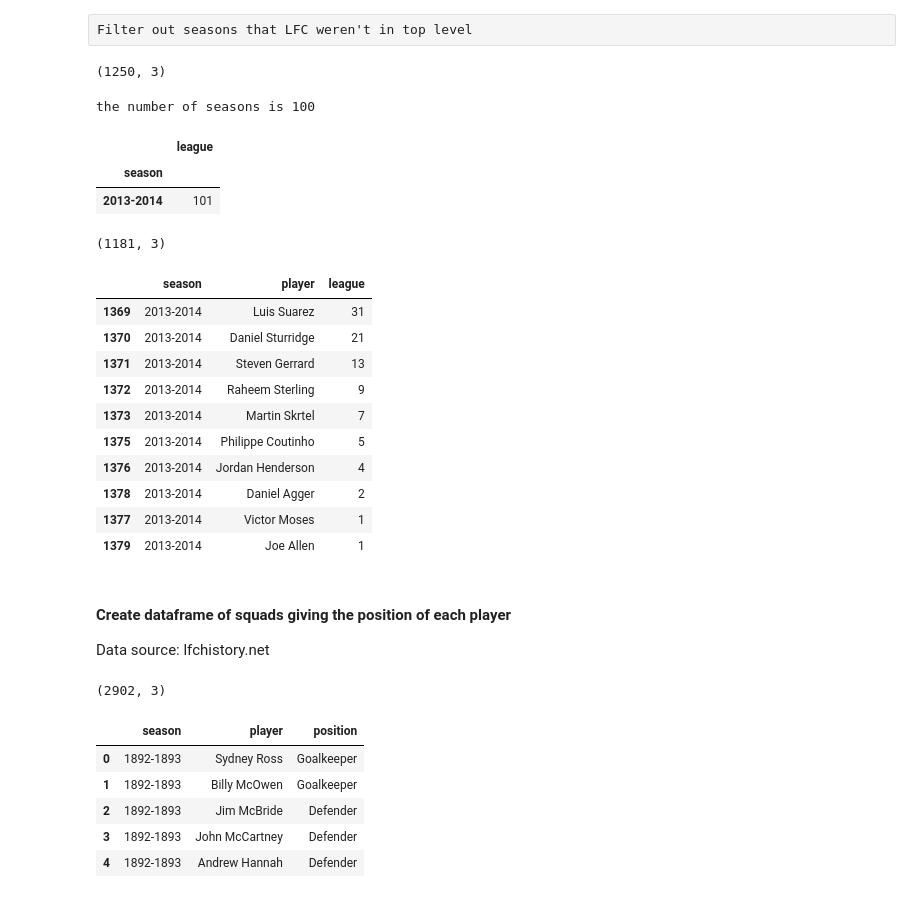
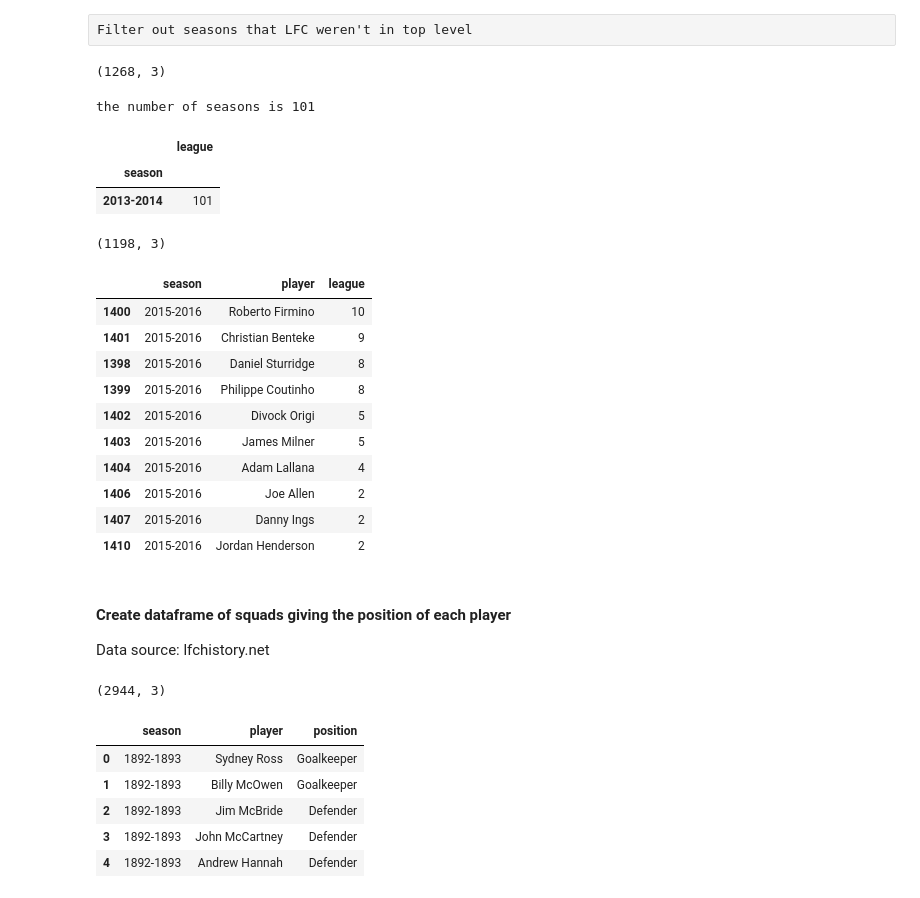
Before and after one commit to terrydolan/lfcgm, a Jupyter notebook: lfcgm.ipynb, the cells around one changed output. Saved outputs shown, nothing was run; the diff lists cells and outputs as text; code cells hidden in the pictures.

Commit message:
added season 2015-16

```diff
--- a/lfcgm.ipynb
+++ b/lfcgm.ipynb
@@ -57,7 +58,7 @@ ggplot version: 0.6.8
 #### Create a dataframe of scorers in top level league seasons
 Data source: lfchistory.net
 # %%
-LFC_SCORERS_CSV_FILE = os.path.relpath('data/lfc_scorers_1892-1893_2014-2015.csv')
+LFC_SCORERS_CSV_FILE = os.path.relpath('data/lfc_scorers_1892-1893_2015-2016.csv')
 dflfc_scorers = pd.read_csv(LFC_SCORERS_CSV_FILE)
 
 # sort by season, then league goals
@@ -106,13 +107,13 @@ NOT_TOP_LEVEL_YRS = LANCS_YRS + SECOND_DIV_YRS
 dflfc_scorers_tl = dflfc_scorers[~dflfc_scorers.season.isin(NOT_TOP_LEVEL_YRS)].copy()
 dflfc_scorers_tl.shape
 # %% [output]
-(1250, 3)
+(1268, 3)
 # %%
-## check number of seasons aligns with http://www.lfchistory.net/Stats/LeagueOverall.aspx
-## expect 100 total
+## check number of top level seasons aligns with http://www.lfchistory.net/Stats/LeagueOverall.aspx
+## expect 101 total 1894-95 to 2015-16
 print 'the number of seasons is {}'.format(len(dflfc_scorers_tl.season.unique()))
 # %% [output]
-the number of seasons is 100
+the number of seasons is 101
 # %%
 # show most league goals in a season in top level
 # cross-check with http://en.wikipedia.org/wiki/List_of_Liverpool_F.C._records_and_statistics#Goalscorers
@@ -127,31 +128,31 @@ dflfc_scorers_tl[['season', 'league']].groupby(['season']).sum().sort_values('le
 dflfc_scorers_tl = dflfc_scorers_tl[dflfc_scorers_tl.player != 'Own goals']
 dflfc_scorers_tl.shape
 # %% [output]
-(1181, 3)
+(1198, 3)
 # %%
-# check 2013-14
-dflfc_scorers_tl[dflfc_scorers_tl.season == '2013-2014'].head(10)
+# check 2015-16
+dflfc_scorers_tl[dflfc_scorers_tl.season == '2015-2016'].head(10)
 # %% [output]
 |  | season | player | league |
-| 1369 | 2013-2014 | Luis Suarez | 31 |
-| 1370 | 2013-2014 | Daniel Sturridge | 21 |
-| 1371 | 2013-2014 | Steven Gerrard | 13 |
-| 1372 | 2013-2014 | Raheem Sterling | 9 |
-| 1373 | 2013-2014 | Martin Skrtel | 7 |
-| 1375 | 2013-2014 | Philippe Coutinho | 5 |
-| 1376 | 2013-2014 | Jordan Henderson | 4 |
-| 1378 | 2013-2014 | Daniel Agger | 2 |
-| 1377 | 2013-2014 | Victor Moses | 1 |
-| 1379 | 2013-2014 | Joe Allen | 1 |
+| 1400 | 2015-2016 | Roberto Firmino | 10 |
+| 1401 | 2015-2016 | Christian Benteke | 9 |
+| 1398 | 2015-2016 | Daniel Sturridge | 8 |
+| 1399 | 2015-2016 | Philippe Coutinho | 8 |
+| 1402 | 2015-2016 | Divock Origi | 5 |
+| 1403 | 2015-2016 | James Milner | 5 |
+| 1404 | 2015-2016 | Adam Lallana | 4 |
+| 1406 | 2015-2016 | Joe Allen | 2 |
+| 1407 | 2015-2016 | Danny Ings | 2 |
+| 1410 | 2015-2016 | Jordan Henderson | 2 |
 # %% [markdown]
 #### Create dataframe of squads giving the position of each player
 Data source: lfchistory.net
 # %%
-LFC_SQUADS_CSV_FILE = os.path.relpath('data/lfc_squads_1892-1893_2014-2015.csv')
+LFC_SQUADS_CSV_FILE = os.path.relpath('data/lfc_squads_1892-1893_2015-2016.csv')
 dflfc_squads = pd.read_csv(LFC_SQUADS_CSV_FILE)
 dflfc_squads.shape
 # %% [output]
-(2902, 3)
+(2944, 3)
 # %%
 dflfc_squads.head()
 # %% [output]
```
Also changed, not shown: parts of 57 cells of this notebook, 5 other files.
